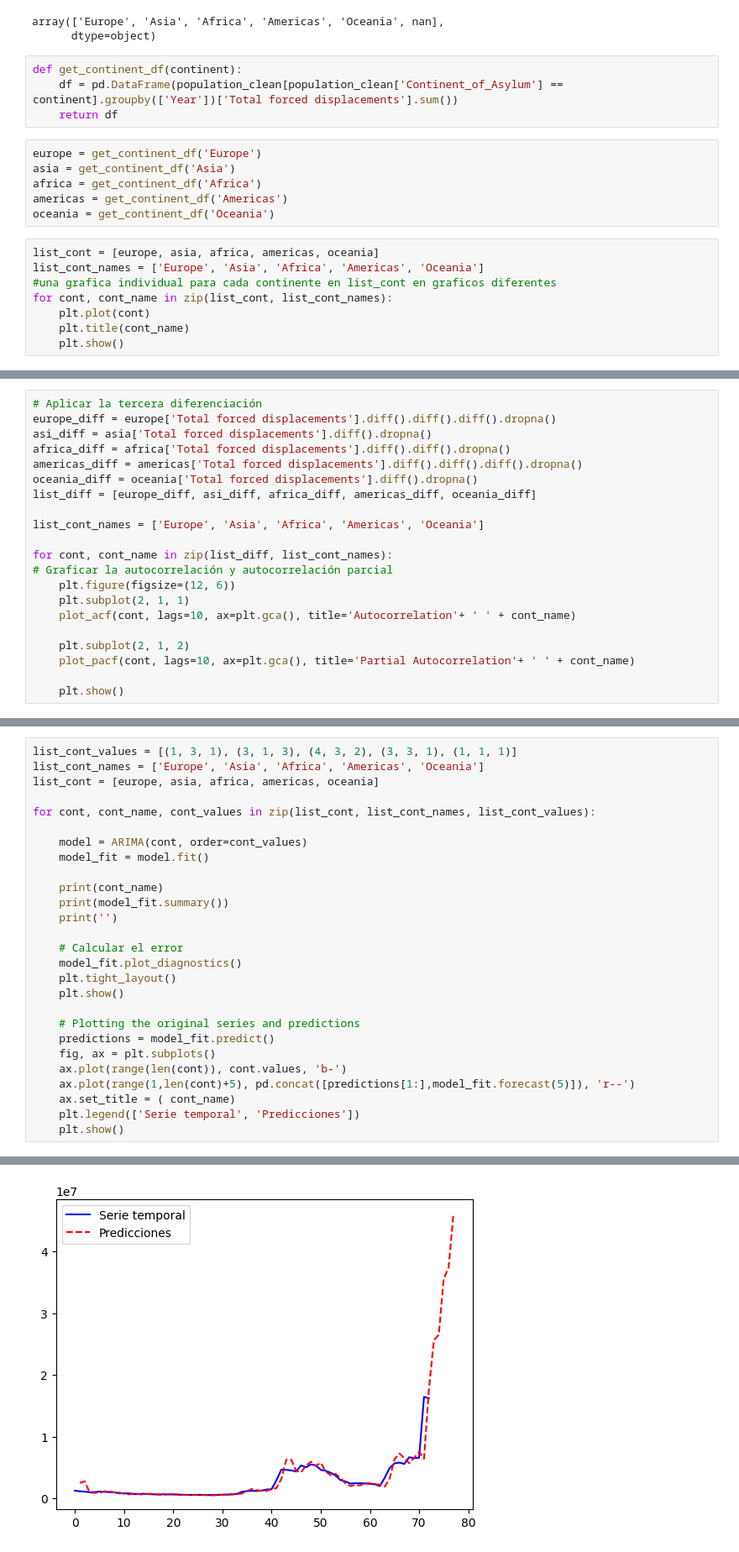
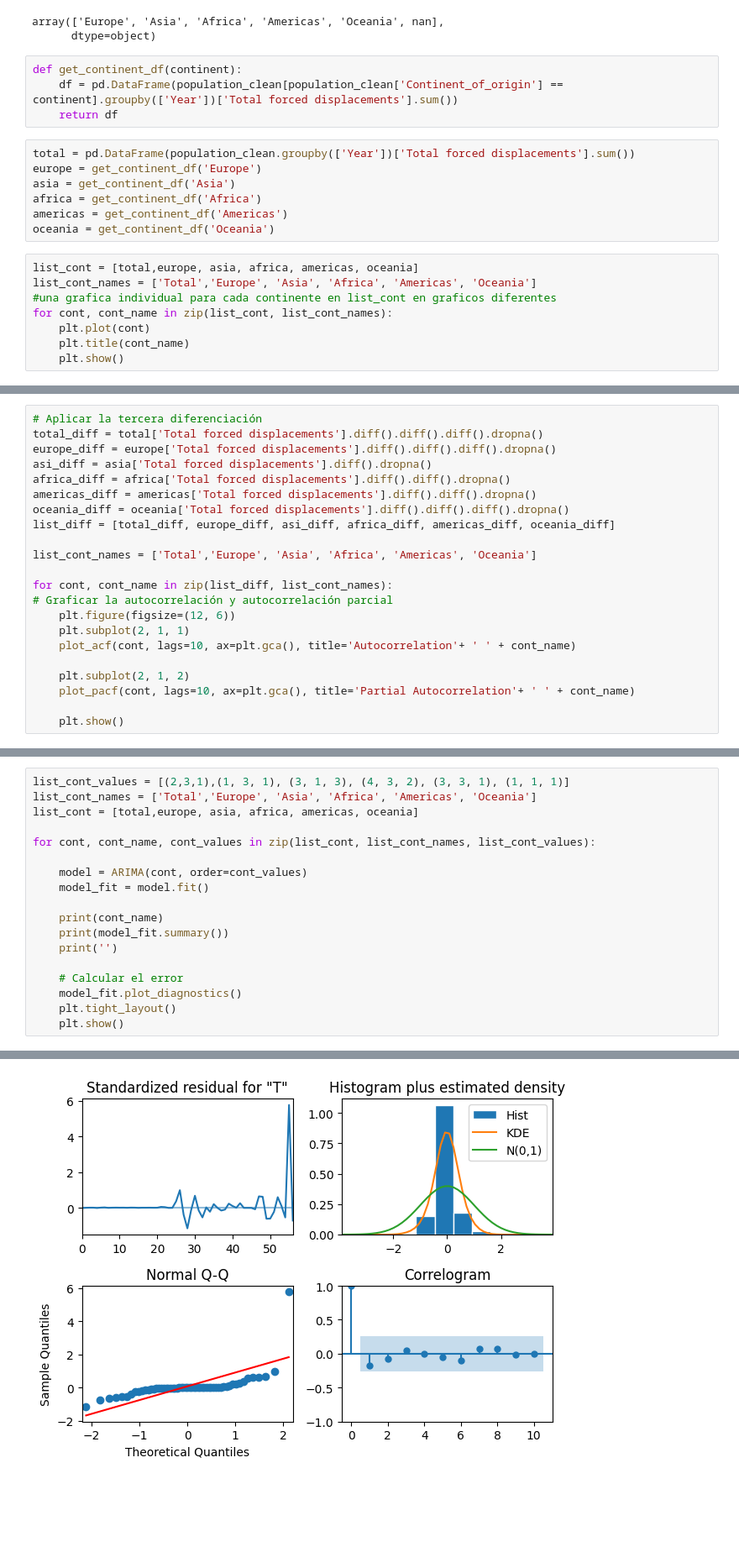
Before and after one commit to IoanaCretuAndrei/Refugee-flow-study, a Jupyter notebook: arima.ipynb, the cells around one changed output, grey strips where cells are left out. Shown at 84% size. Cells and saved outputs as stored; diff of their text form; blank space fills up the shorter version.

```diff
--- a/arima.ipynb
+++ b/arima.ipynb
@@ -26,17 +26,18 @@ array(['Europe', 'Asia', 'Africa', 'Americas', 'Oceania', nan],
       dtype=object)
 # %%
 def get_continent_df(continent):
-    df = pd.DataFrame(population_clean[population_clean['Continent_of_Asylum'] == continent].groupby(['Year'])['Total forced displacements'].sum())
+    df = pd.DataFrame(population_clean[population_clean['Continent_of_origin'] == continent].groupby(['Year'])['Total forced displacements'].sum())
     return df
 # %%
+total = pd.DataFrame(population_clean.groupby(['Year'])['Total forced displacements'].sum())
 europe = get_continent_df('Europe')
 asia = get_continent_df('Asia')
 africa = get_continent_df('Africa')
 americas = get_continent_df('Americas')
 oceania = get_continent_df('Oceania')
 # %%
-list_cont = [europe, asia, africa, americas, oceania]
-list_cont_names = ['Europe', 'Asia', 'Africa', 'Americas', 'Oceania']
+list_cont = [total,europe, asia, africa, americas, oceania]
+list_cont_names = ['Total','Europe', 'Asia', 'Africa', 'Americas', 'Oceania']
 #una grafica individual para cada continente en list_cont en graficos diferentes
 for cont, cont_name in zip(list_cont, list_cont_names):
     plt.plot(cont)
@@ -76,13 +78,14 @@ p-value for second order differencing: 4.553779130029299e-21
 # %%
 # Aplicar la tercera diferenciación
+total_diff = total['Total forced displacements'].diff().diff().diff().dropna()
 europe_diff = europe['Total forced displacements'].diff().diff().diff().dropna()
 asi_diff = asia['Total forced displacements'].diff().dropna()
 africa_diff = africa['Total forced displacements'].diff().diff().dropna()
-americas_diff = americas['Total forced displacements'].diff().diff().diff().dropna()
-oceania_diff = oceania['Total forced displacements'].diff().dropna()
-list_diff = [europe_diff, asi_diff, africa_diff, americas_diff, oceania_diff]
+americas_diff = americas['Total forced displacements'].diff().diff().dropna()
+oceania_diff = oceania['Total forced displacements'].diff().diff().diff().dropna()
+list_diff = [total_diff, europe_diff, asi_diff, africa_diff, americas_diff, oceania_diff]
 
-list_cont_names = ['Europe', 'Asia', 'Africa', 'Americas', 'Oceania']
+list_cont_names = ['Total','Europe', 'Asia', 'Africa', 'Americas', 'Oceania']
 
 for cont, cont_name in zip(list_diff, list_cont_names):
 # Graficar la autocorrelación y autocorrelación parcial
@@ -240,8 +245,8 @@ Warnings:
 <statsmodels.tsa.arima.model.ARIMAResultsWrapper at 0x...>
 # %%
-list_cont_values = [(1, 3, 1), (3, 1, 3), (4, 3, 2), (3, 3, 1), (1, 1, 1)]
-list_cont_names = ['Europe', 'Asia', 'Africa', 'Americas', 'Oceania']
-list_cont = [europe, asia, africa, americas, oceania]
+list_cont_values = [(2,3,1),(1, 3, 1), (3, 1, 3), (4, 3, 2), (3, 3, 1), (1, 1, 1)]
+list_cont_names = ['Total','Europe', 'Asia', 'Africa', 'Americas', 'Oceania']
+list_cont = [total,europe, asia, africa, americas, oceania]
 
 for cont, cont_name, cont_values in zip(list_cont, list_cont_names, list_cont_values):
 
@@ -256,13 +261,4 @@ for cont, cont_name, cont_values in zip(list_cont, list_cont_names, list_cont_va
     model_fit.plot_diagnostics()
     plt.tight_layout()
     plt.show()
-
-    # Plotting the original series and predictions
-    predictions = model_fit.predict()
-    fig, ax = plt.subplots()
-    ax.plot(range(len(cont)), cont.values, 'b-')
-    ax.plot(range(1,len(cont)+5), pd.concat([predictions[1:],model_fit.forecast(5)]), 'r--')
-    ax.set_title = ( cont_name)
-    plt.legend(['Serie temporal', 'Predicciones'])
-    plt.show()
 # %% [output]
@@ -287 +300 @@ Warnings:
-[figure, old version]
+[figure, new version]
```
Also changed, not shown: parts of 12 cells of this notebook.
